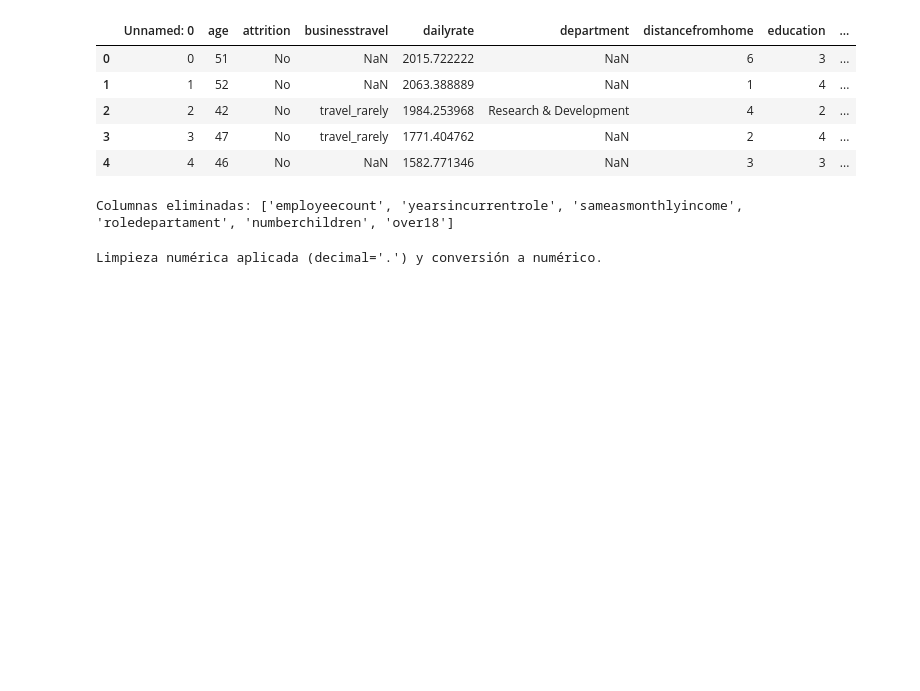
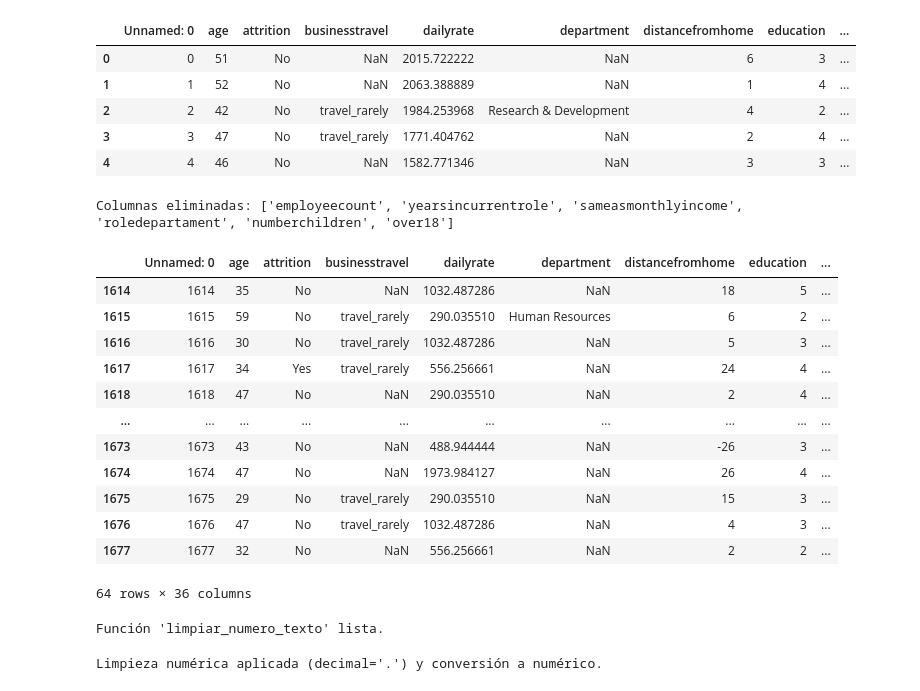
Before and after one commit to Martitaa/-project-da-promo-54-modulo-3-team-2, a Jupyter notebook: Proyecto_Optimizacion_Talento.ipynb, the cells around one changed output. Drawn from its saved outputs; the diff is of its cells as text; code cells hidden in the pictures; blank space fills up the shorter version.

```diff
--- a/Proyecto_Optimizacion_Talento.ipynb
+++ b/Proyecto_Optimizacion_Talento.ipynb
@@ -303,6 +303,71 @@ else:
     print("Ninguna de las columnas especificadas está presente en el DataFrame.")
 # %% [output]
 Columnas eliminadas: ['employeecount', 'yearsincurrentrole', 'sameasmonthlyincome', 'roledepartament', 'numberchildren', 'over18']
+# %%
+mask = df.duplicated(subset="employeenumber")
+df[mask]
+# %% [output]
+|  | Unnamed: 0 | age | attrition | businesstravel | dailyrate | department | distancefromhome | education | ... |
+| 1614 | 1614 | 35 | No | NaN | 1032.487286 | NaN | 18 | 5 | ... |
+| 1615 | 1615 | 59 | No | travel_rarely | 290.035510 | Human Resources | 6 | 2 | ... |
+| 1616 | 1616 | 30 | No | travel_rarely | 1032.487286 | NaN | 5 | 3 | ... |
+| 1617 | 1617 | 34 | Yes | travel_rarely | 556.256661 | NaN | 24 | 4 | ... |
+| 1618 | 1618 | 47 | No | NaN | 290.035510 | NaN | 2 | 4 | ... |
+| ... | ... | ... | ... | ... | ... | ... | ... | ... | ... |
+| 1673 | 1673 | 43 | No | NaN | 488.944444 | NaN | -26 | 3 | ... |
+| 1674 | 1674 | 47 | No | NaN | 1973.984127 | NaN | 26 | 4 | ... |
+| 1675 | 1675 | 29 | No | travel_rarely | 290.035510 | NaN | 15 | 3 | ... |
+| 1676 | 1676 | 47 | No | travel_rarely | 1032.487286 | NaN | 4 | 3 | ... |
+| 1677 | 1677 | 32 | No | NaN | 556.256661 | NaN | 2 | 2 | ... |
+64 rows × 36 columns
+# %%
+# =========================
+# 10) FUNCIÓN: limpiar números con símbolos
+# =========================
+# Esta función limpia valores numéricos escritos como texto:
+# - Quita símbolos ($, €, %, espacios).
+# - Arregla el uso de comas y puntos (formatos europeo/USA).
+# - Deja solo dígitos y el punto decimal.
+
+def limpiar_numero_texto(x):
+    # Si es NaN, lo devolvemos tal cual (se imputará luego).
+    if pd.isna(x):
+        return x
+
+    # Convertimos a string para poder reemplazar. para poder manipularlo con replace()
+    s = str(x)
+
+    # Quito espacios, símbolos de moneda ($, €) y porcentajes (%)
+    s = s.replace(" ", "").replace("$", "").replace("€", "").replace("%", "")
+
+    # Gestionamos comas y puntos; Si hay coma y punto a la vez, tengo que decidir cuál es el decimal
+    if "," in s and "." in s:
+        # Si termina con ,dd asumimos formato europeo, ej: 1.234,56 -> 1234.56
+        if re.search(r",\d{1,2}$", s): # Caso europeo: si termina en coma + 1 o 2 dígitos (ej. "1.234,56")
+            s = s.replace(".", "").replace(",", ".") # Quito los puntos de miles y convierto la coma en punto decimal
+        else:
+            # Si no parece europeo, quitamos comas como separador de miles
+            # Caso americano: la coma es separador de miles, la borro
+            # Ejemplo: "1,234.56" -> "1234.56"
+            s = s.replace(",", "")
+    else:
+        # Si solo hay coma, la tratamos como decimal, ej: 123,45 -> 123.45
+        if "," in s and "." not in s:
+            # Asumo que la coma es decimal -> la cambio a punto
+            # También elimino puntos sueltos por si acaso
+            s = s.replace(".", "").replace(",", ".")
+
+    # Limpieza final con regex:
+    # Borro cualquier cosa que no sea número o punto decimal
+    # # Nos quedamos solo con dígitos y el punto
+    s = re.sub(r"[^0-9.]", "", s)
+
+    # Devuelvo el string limpio (más tarde lo convertiremos a float)
+    return s
+
+print("Función 'limpiar_numero_texto' lista.")
+# %% [output]
+Función 'limpiar_numero_texto' lista.
 # %%
 # =========================
 # 7) LIMPIEZA NÚMEROS (aplicar función y convertir a numérico)
```
Also changed, not shown: parts of 8 cells of this notebook, 34 other files.
